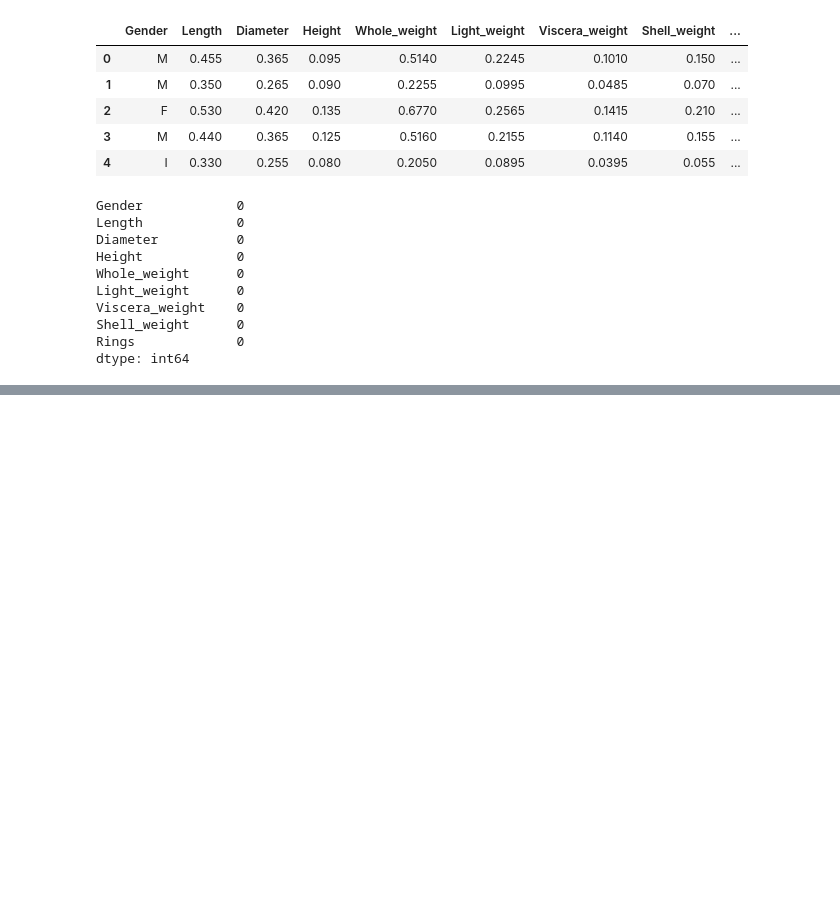
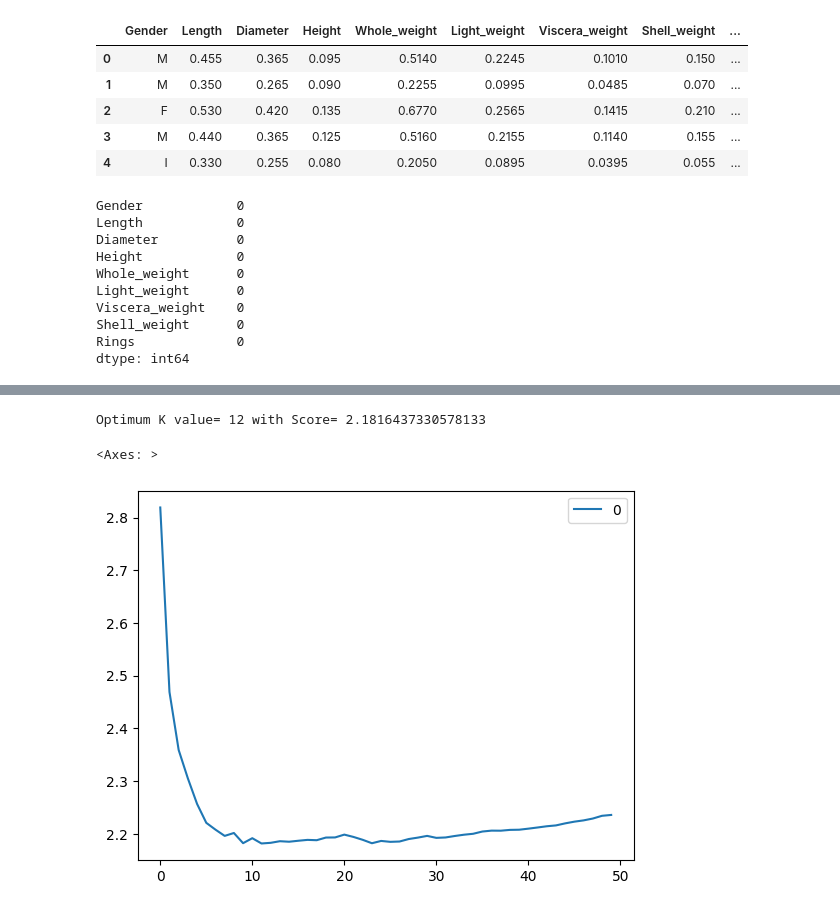
Before and after one commit to anmolS-1104/SML, a Jupyter notebook: SML /Exp5KNN Reg part 2.ipynb, the cells around one changed output, grey strips where cells are left out. Drawn from its saved outputs; the diff is of its cells as text; code cells hidden in the pictures; blank space fills up the shorter version.

```diff
--- a/SML /Exp5KNN Reg part 2.ipynb
+++ b/SML /Exp5KNN Reg part 2.ipynb
@@ -48,8 +66,7 @@ df = pd.get_dummies(df)
 # %%
-
-X_train, X_test, y_train, y_test = train_test_split(X, y, test_size=0.2, random_state=42)
-
 # Scaling features
 scaler = MinMaxScaler()
-X_train_scaled = scaler.fit_transform(X_train)
-X_test_scaled = scaler.transform(X_test)
+x_train_scaled = scaler.fit_transform(x_train)
+x_train = pd.DataFrame(x_train_scaled)
+x_test_scaled = scaler.transform(x_test) # Corrected to .transform to avoid leakage
+x_test = pd.DataFrame(x_test_scaled)
@@ -57,0 +73,14 @@ NameError: name 'X' is not defined
+# %%
+rmse_val = []
+k_list = []
+for K in range(50):
+    K = K+1
+    model = neighbors.KNeighborsRegressor(n_neighbors=K)
+
+    model.fit(x_train,y_train)
+    pred = model.predict(x_test)
+    error = sqrt(mean_squared_error(y_test,pred))
+    rmse_val.append(error)
+    k_list.append(K)
+
+    print("RMSE value for k =",K,"is",error)
@@ -57,0 +105,13 @@ NameError: name 'X' is not defined
+# %%
+best_rmse_score= min(rmse_val)
+best_k = k_list[rmse_val.index(best_rmse_score)]
+print("Optimum K value=",best_k,"with Score=",best_rmse_score)
+# %% [output]
+Optimum K value= 12 with Score= 2.1816437330578133
+# %%
+#ploting  the rmse values against k values
+curve = pd.DataFrame(rmse_val) #elbow curve
+curve.plot()
+# %% [output]
+<Axes: >
+[figure, added]
```
Also changed, not shown: parts of 9 cells of this notebook.
